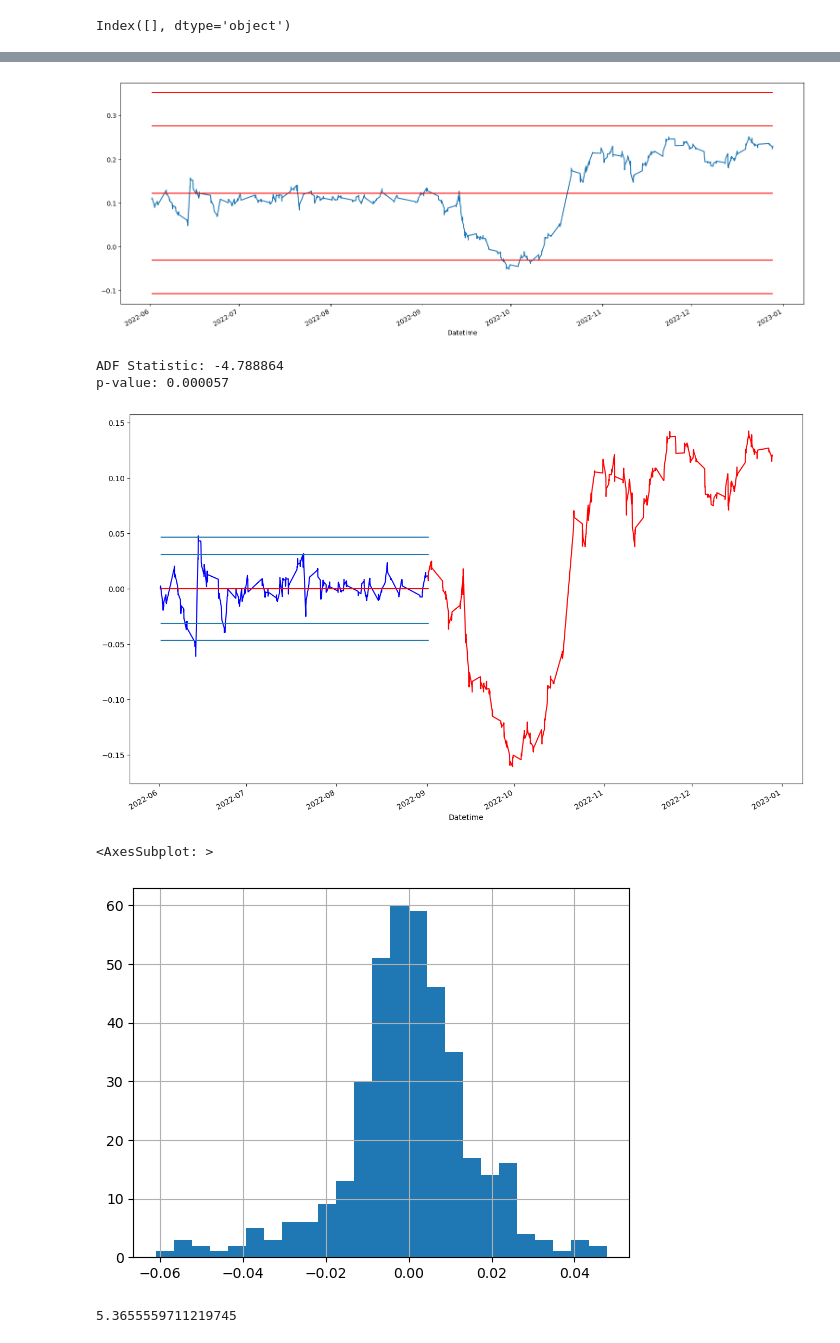
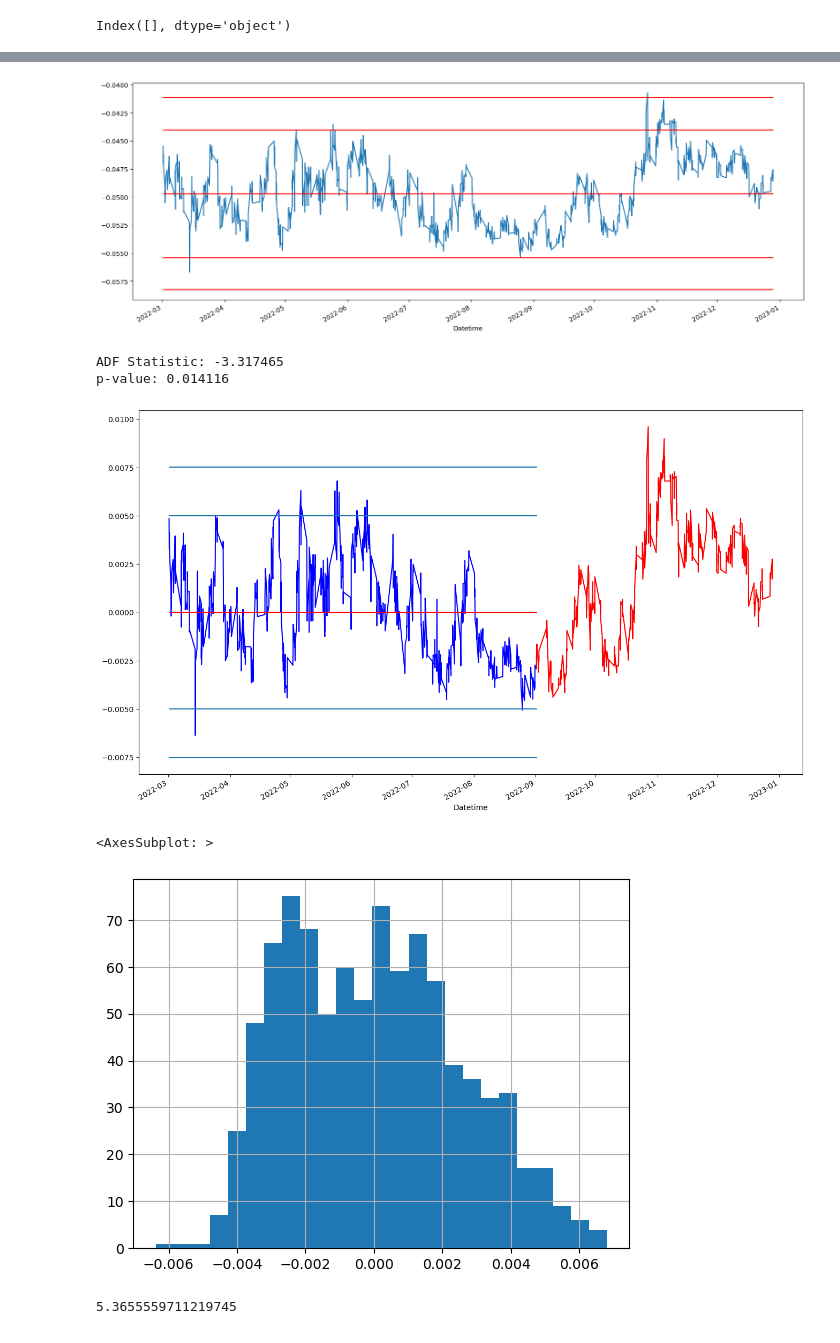
Before and after one commit to shishanconcordia/pairs_trading, a Jupyter notebook: pair_trading.ipynb, the cells around one changed output, grey strips where cells are left out. Saved outputs shown, nothing was run; the diff lists cells and outputs as text; code cells hidden in the pictures.

```diff
--- a/pair_trading.ipynb
+++ b/pair_trading.ipynb
@@ -102,5 +95,5 @@ len(candidates)
 # %%
 
 # dt = raw
-dt = yf.download(train.columns.tolist(), interval= '1h', start= '2022-06-01', end='2022-09-01', show_errors=True, progress=True)
+dt = yf.download(train.columns.tolist(), interval= '1h', start= '2021-09-01', end='2022-09-01', show_errors=True, progress=True)
 # %% [output]
@@ -114,7 +107,7 @@ ls = []
 for cand_stock in tqdm(candidates):
     a, b= cand_stock
     # dt = yf.download([a, b], interval= '1h', start= '2022-05-01', end='2022-11-01', show_errors=True, progress=False)
-    if dt['Adj Close'].loc[:, [a, b]].isna().mean().max() <= 0.05:
+    if dt['Adj Close'].loc[:, [a, b]].isna().mean().max() <= 0.03:
         dt_new = dt['Adj Close'].loc[:, [a, b]].dropna()
     else:
         # print(dt['Adj Close'].loc[:, [a, b]].isna().mean())
@@ -241,5 +235,5 @@ BH_test(ls, q=0.1)
 # %%
-x1, x2 = 'ORCL', 'DHR'
+x1, x2 = 'GOOGL', 'GOOG'
 # 'IBM', 'JNJ'
 # 'HST', 'KMI'
 # 'XYL', 'A'
@@ -248,7 +242,7 @@ x1, x2 = 'ORCL', 'DHR'
 
 # 'dow', 'lyb'
 
-rst, dt, test_X, test_rst = show_pairs(x1=x1, x2=x2,start= '2022-06-01', end= '2022-09-01', plotting=True, intv='1h')
+rst, dt, test_X, test_rst = show_pairs(x1=x1, x2=x2,start= '2022-03-01', end= '2022-09-01', plotting=True, intv='1h')
 adf_rst(rst.resid.values)
 from turtle import color
 
@@ -285,9 +279,9 @@ Notes:
-[figure, old version]
+[figure, new version]
-ADF Statistic: -4.788864
-p-value: 0.000057
+ADF Statistic: -3.317465
+p-value: 0.014116
-[figure, old version]
+[figure, new version]
 <AxesSubplot: >
-[figure, old version]
+[figure, new version]
 # %%
 np.exp(1.68)
 # %% [output]
```
Also changed, not shown: parts of 9 cells of this notebook, 1 other file.
